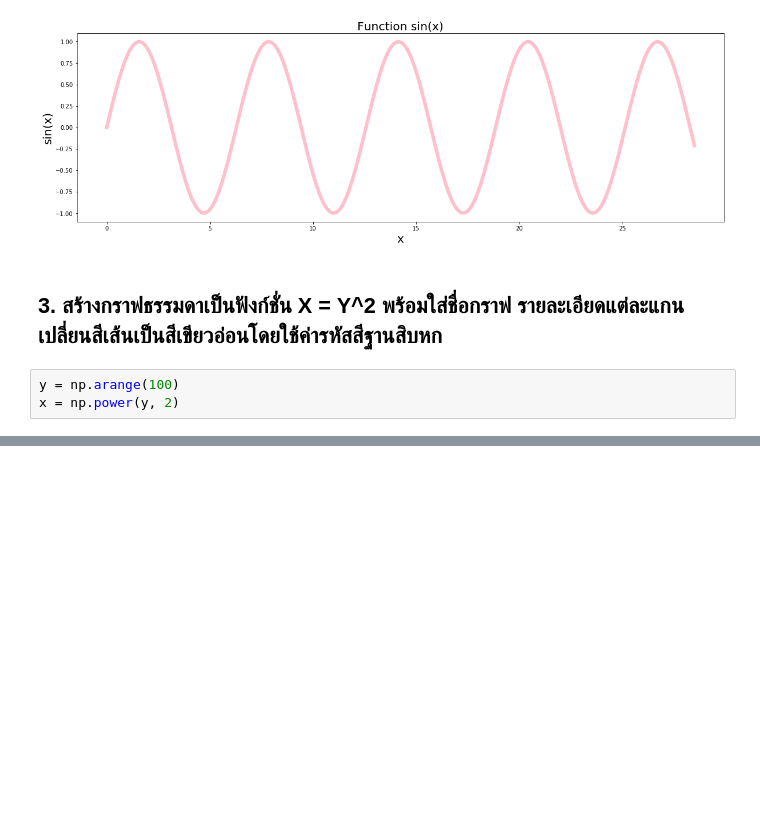
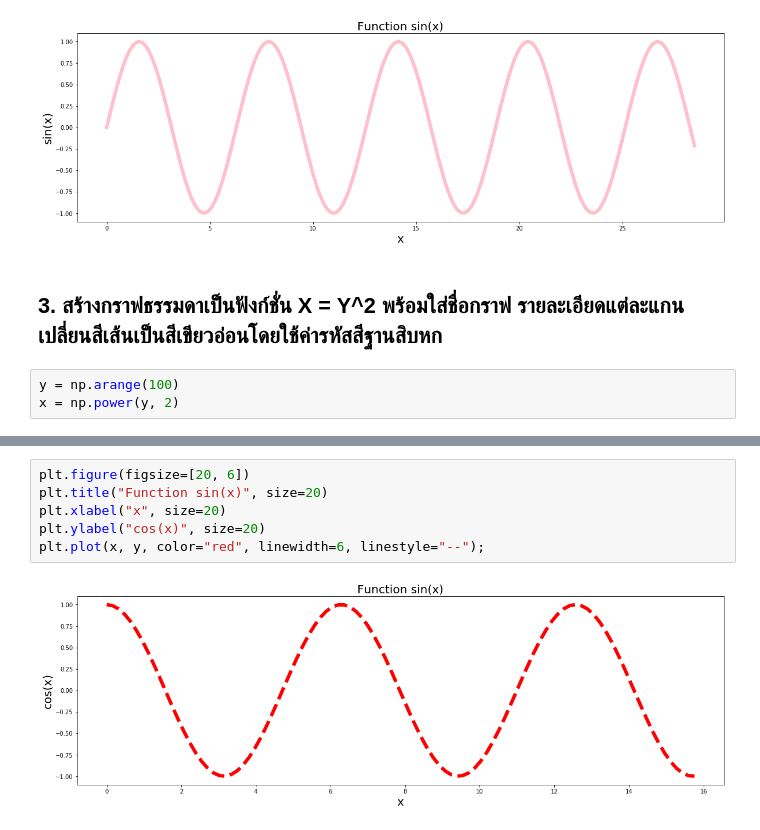
Before and after one commit to 0xKoios/DataCamp-2-for-Data-Scientist, a Jupyter notebook: 5. Matplotlib/Matplotlib.ipynb, the cells around one changed output, grey strips where cells are left out. Cells and saved outputs as stored; diff of their text form; blank space fills up the shorter version.

```diff
--- a/5. Matplotlib/Matplotlib.ipynb
+++ b/5. Matplotlib/Matplotlib.ipynb
@@ -43,0 +49,8 @@ plt.plot(x, y, linewidth=6);
+# %%
+plt.figure(figsize=[20, 6])
+plt.title("Function sin(x)", size=20)
+plt.xlabel("x", size=20)
+plt.ylabel("cos(x)", size=20)
+plt.plot(x, y, color="red", linewidth=6, linestyle="--");
+# %% [output]
+[figure, added]
```
Also changed, not shown: parts of 14 cells of this notebook.
